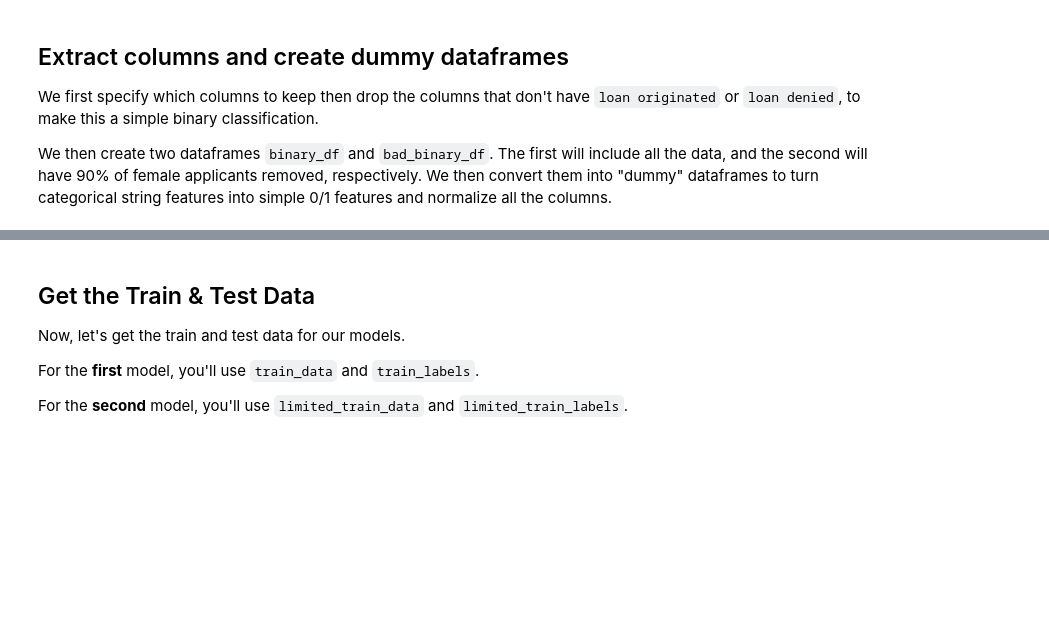
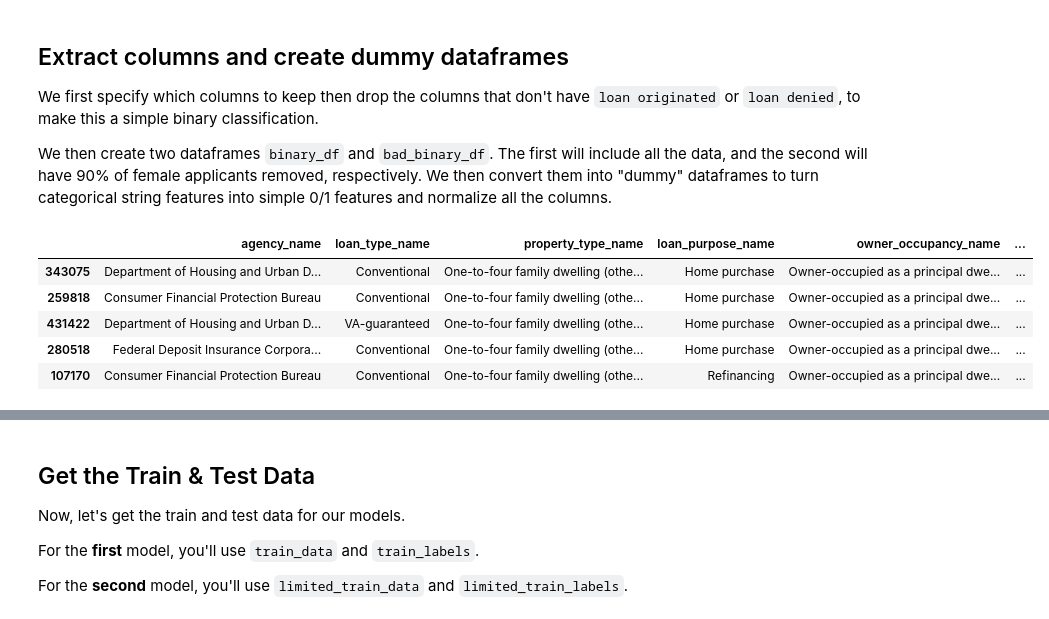
Before and after one commit to MengOonLee/Google_cloud, a Jupyter notebook: ipynb/WIT_challenge.ipynb, the cells around one changed output, grey strips where cells are left out. Drawn from its saved outputs; the diff is of its cells as text; code cells hidden in the pictures; blank space fills up the shorter version.

```diff
--- a/ipynb/WIT_challenge.ipynb
+++ b/ipynb/WIT_challenge.ipynb
@@ -104,6 +113,15 @@ binary_df = binary_df.drop(columns=['action_taken_name'])
 # Drop 90% of loaned female applicants for a "bad training data" version
 loaned_females = (binary_df['applicant_sex_name'] == 'Female') & (binary_df['loan_granted'] == 1)
 bad_binary_df = binary_df.drop(binary_df[loaned_females].sample(frac=.9).index)
+# %%
+binary_df.head()
+# %% [output]
+|  | agency_name | loan_type_name | property_type_name | loan_purpose_name | owner_occupancy_name | ... |
+| 343075 | Department of Housing and Urban D... | Conventional | One-to-four family dwelling (othe... | Home purchase | Owner-occupied as a principal dwe... | ... |
+| 259818 | Consumer Financial Protection Bureau | Conventional | One-to-four family dwelling (othe... | Home purchase | Owner-occupied as a principal dwe... | ... |
+| 431422 | Department of Housing and Urban D... | VA-guaranteed | One-to-four family dwelling (othe... | Home purchase | Owner-occupied as a principal dwe... | ... |
+| 280518 | Federal Deposit Insurance Corpora... | Conventional | One-to-four family dwelling (othe... | Home purchase | Owner-occupied as a principal dwe... | ... |
+| 107170 | Consumer Financial Protection Bureau | Conventional | One-to-four family dwelling (othe... | Refinancing | Owner-occupied as a principal dwe... | ... |
 # %%
 # Now lets' see the distribution of approved / denied classes (0: denied, 1: approved)
 print(binary_df['loan_granted'].value_counts())
```
Also changed, not shown: parts of 14 cells of this notebook.
